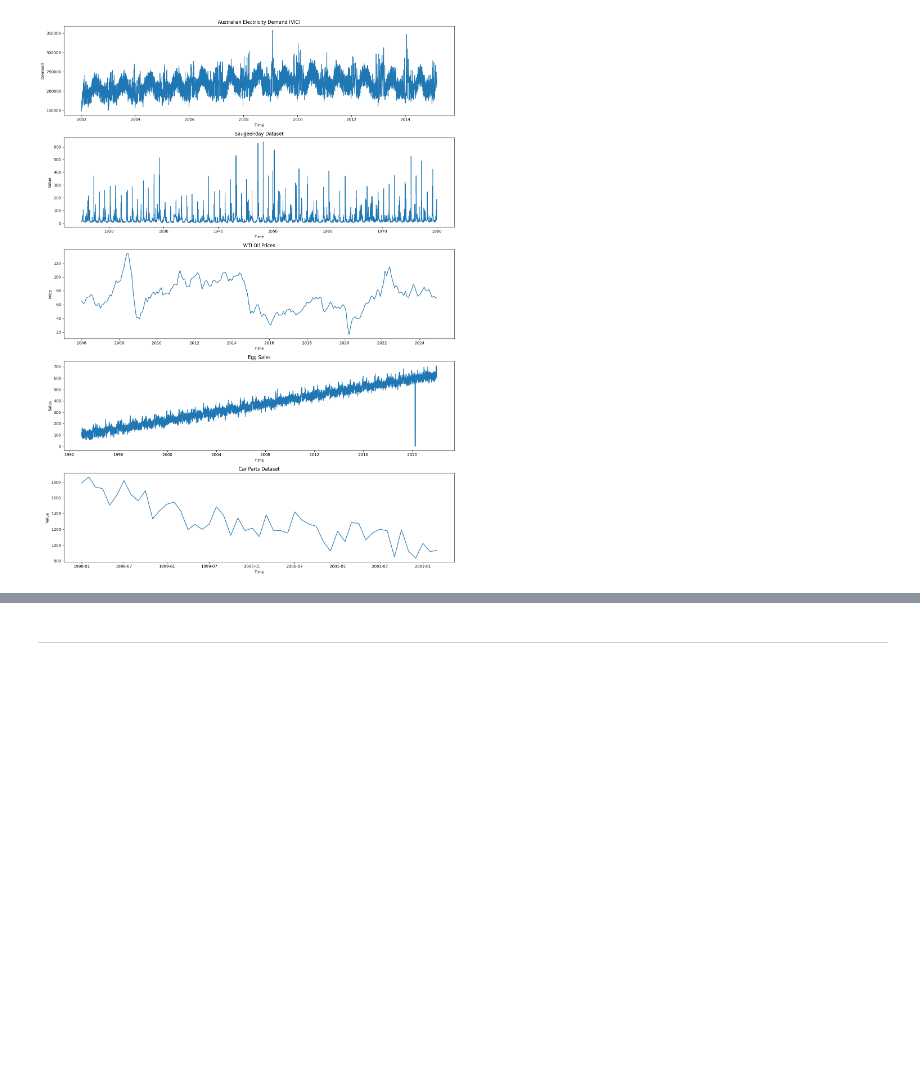
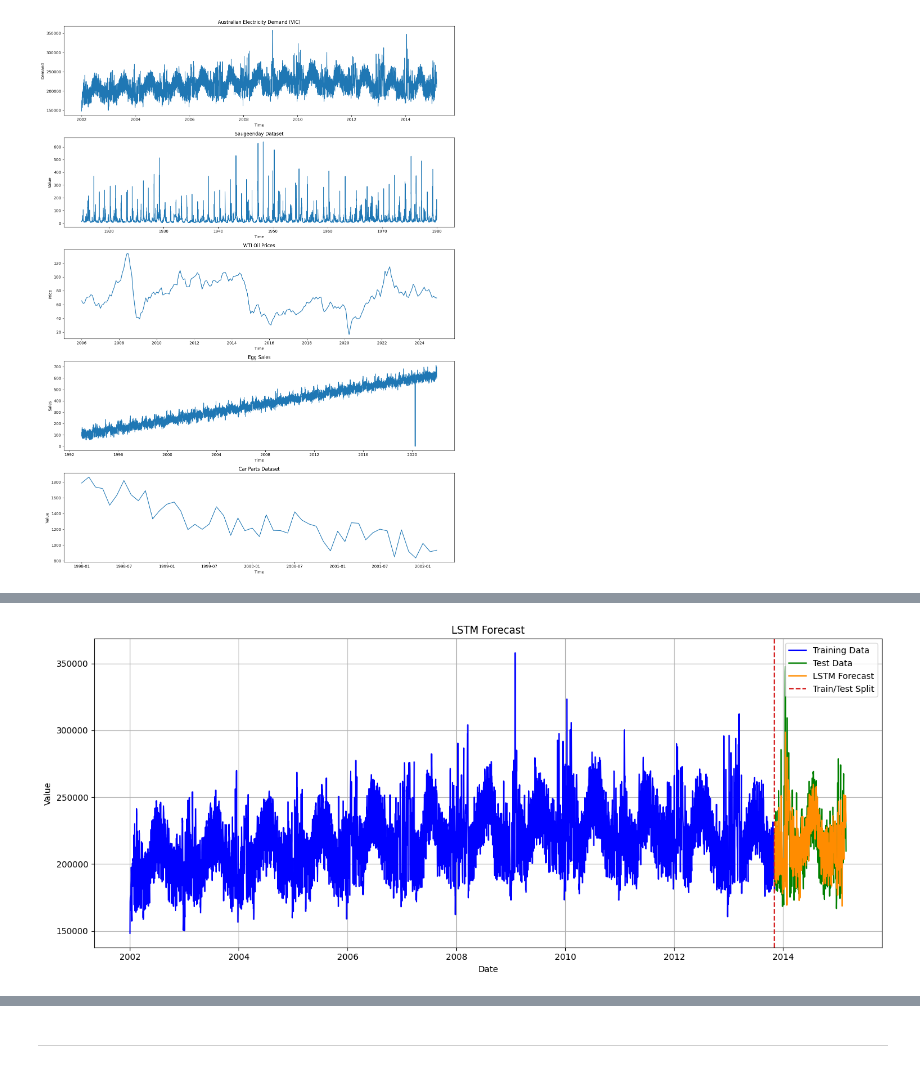
Before and after one commit to rafabarros95/Time-Series-Forecasting, a Jupyter notebook: lstm.ipynb, the cells around one changed output, grey strips where cells are left out. Cells and saved outputs as stored; diff of their text form; code cells hidden in the pictures; blank space fills up the shorter version.

Commit message:
update LSTM with cross validation

```diff
--- a/lstm.ipynb
+++ b/lstm.ipynb
@@ -256,0 +104,7 @@ Split 2: MAE=5.75  MAPE=21.88%  RMSE=10.29
+# %%
+train_df, test_df = split_train_test(australian_electricity_demand_df, test_size=0.1)
+lstm_forecasts = lstm_forecast(
+    train_df, test_df,
+    show_plots=True
+)
+# %% [output]
@@ -256,0 +112 @@ Split 2: MAE=5.75  MAPE=21.88%  RMSE=10.29
+[figure, added]
```
Also changed, not shown: parts of 8 cells of this notebook, 1 other file.
